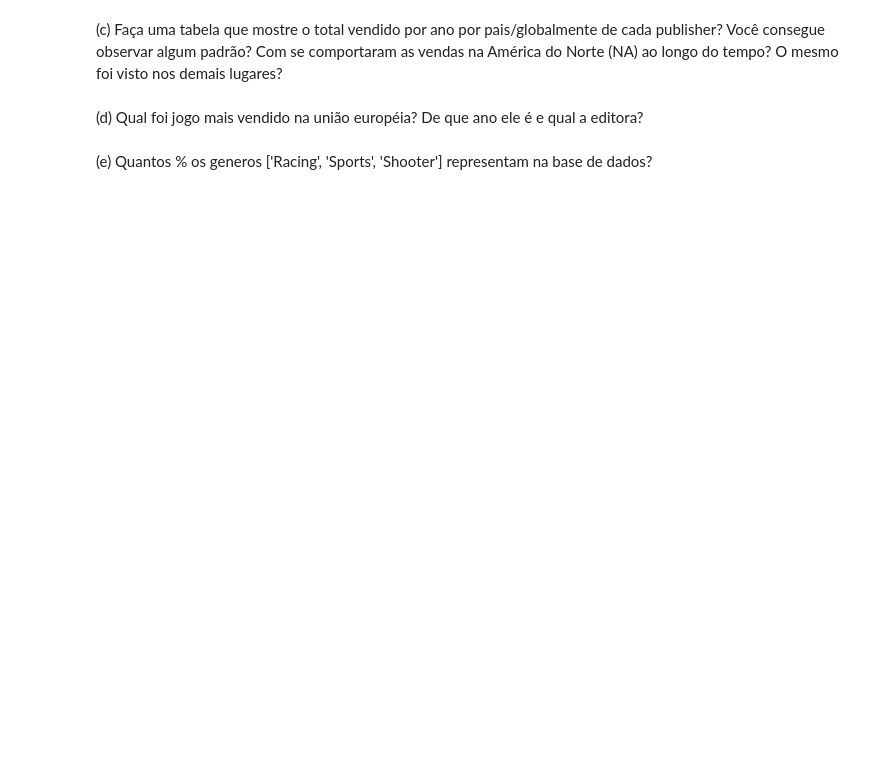
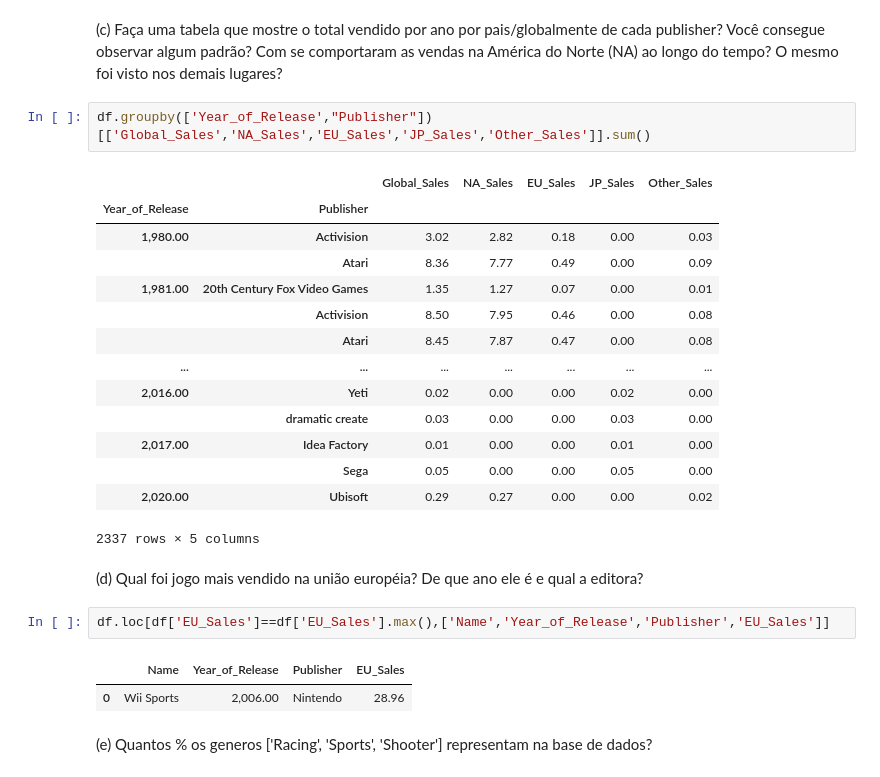
Before and after one commit to joaopasini/letscode_repository, a Jupyter notebook: Módulo 4 - Técnicas de Programação I - Python/Módulo 4 - Exercícios/Aula de Exerícios Numpy e Pandas.ipynb, the cells around one changed output. Saved outputs shown, nothing was run; the diff lists cells and outputs as text; blank space fills up the shorter version.

```diff
--- a/Módulo 4 - Técnicas de Programação I - Python/Módulo 4 - Exercícios/Aula de Exerícios Numpy e Pandas.ipynb
+++ b/Módulo 4 - Técnicas de Programação I - Python/Módulo 4 - Exercícios/Aula de Exerícios Numpy e Pandas.ipynb
@@ -248,9 +455,31 @@ Com base no dataset 'Video_Games_Sales.csv' responda:
 # %% [markdown]
 
 (c) Faça uma tabela que mostre o total vendido por ano por pais/globalmente de cada publisher? Você consegue observar algum padrão? Com se comportaram as vendas na América do Norte (NA) ao longo do tempo? O mesmo foi visto nos demais lugares?
+# %%
+df.groupby(['Year_of_Release',"Publisher"])[['Global_Sales','NA_Sales','EU_Sales','JP_Sales','Other_Sales']].sum()
+# %% [output]
+|  |  | Global_Sales | NA_Sales | EU_Sales | JP_Sales | Other_Sales |
+| Year_of_Release | Publisher |  |  |  |  |  |
+| 1,980.00 | Activision | 3.02 | 2.82 | 0.18 | 0.00 | 0.03 |
+|  | Atari | 8.36 | 7.77 | 0.49 | 0.00 | 0.09 |
+| 1,981.00 | 20th Century Fox Video Games | 1.35 | 1.27 | 0.07 | 0.00 | 0.01 |
+|  | Activision | 8.50 | 7.95 | 0.46 | 0.00 | 0.08 |
+|  | Atari | 8.45 | 7.87 | 0.47 | 0.00 | 0.08 |
+| ... | ... | ... | ... | ... | ... | ... |
+| 2,016.00 | Yeti | 0.02 | 0.00 | 0.00 | 0.02 | 0.00 |
+|  | dramatic create | 0.03 | 0.00 | 0.00 | 0.03 | 0.00 |
+| 2,017.00 | Idea Factory | 0.01 | 0.00 | 0.00 | 0.01 | 0.00 |
+|  | Sega | 0.05 | 0.00 | 0.00 | 0.05 | 0.00 |
+| 2,020.00 | Ubisoft | 0.29 | 0.27 | 0.00 | 0.00 | 0.02 |
+2337 rows × 5 columns
 # %% [markdown]
 
 (d) Qual foi jogo mais vendido na união européia? De que ano ele é e qual a editora?
+# %%
+df.loc[df['EU_Sales']==df['EU_Sales'].max(),['Name','Year_of_Release','Publisher','EU_Sales']]
+# %% [output]
+|  | Name | Year_of_Release | Publisher | EU_Sales |
+| 0 | Wii Sports | 2,006.00 | Nintendo | 28.96 |
 # %% [markdown]
 
 (e) Quantos % os generos ['Racing', 'Sports', 'Shooter'] representam na base de dados?
```
Also changed, not shown: parts of 32 cells of this notebook, 5 other files.
